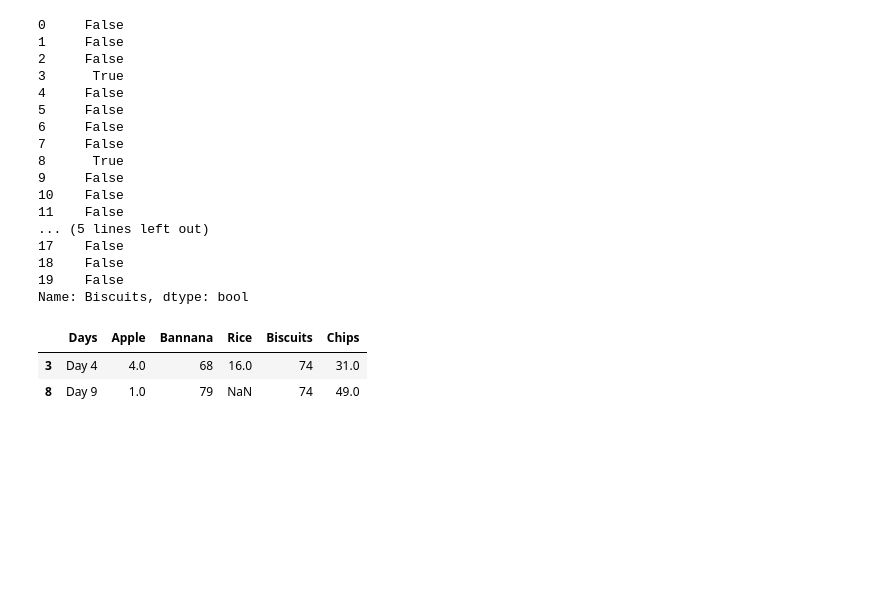
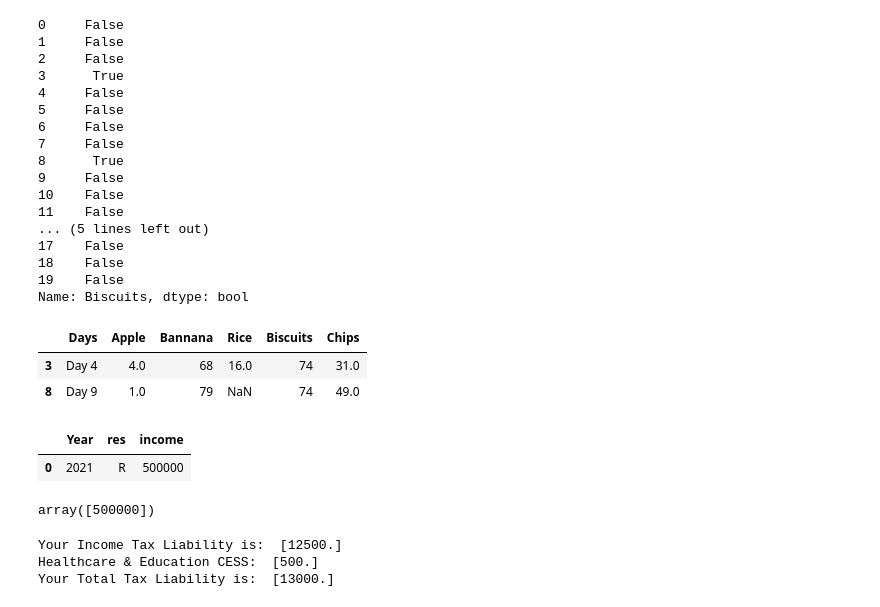
Before and after one commit to sarincr/Business-Analytics-with-Python, a Jupyter notebook: Dataframe.ipynb, the cells around one changed output. Saved outputs shown, nothing was run; the diff lists cells and outputs as text; code cells hidden in the pictures; blank space fills up the shorter version.

```diff
--- a/Dataframe.ipynb
+++ b/Dataframe.ipynb
@@ -772,3 +772,15 @@ df[df["Biscuits"]==74]
 |  | Days | Apple | Bannana | Rice | Biscuits | Chips |
 | 3 | Day 4 | 4.0 | 68 | 16.0 | 74 | 31.0 |
 | 8 | Day 9 | 1.0 | 79 | NaN | 74 | 49.0 |
+# %%
+df = pd.read_excel("Data_Finance.xlsx")
+# %%
+df
+# %% [output]
+|  | Year | res | income |
+| 0 | 2021 | R | 500000 |
+# %%
+income=df.iloc[:, 2].values
+income
+# %% [output]
+array([500000])
@@ -774,0 +802,10 @@ df[df["Biscuits"]==74]
+# %%
+print("Your Income Tax Liability is: ",tax_owed)
+cess=(tax_owed*0.04)
+print("Healthcare & Education CESS: ",cess)
+ttl=tax_owed+cess
+print("Your Total Tax Liability is: ",ttl)
+# %% [output]
+Your Income Tax Liability is:  [12500.]
+Healthcare & Education CESS:  [500.]
+Your Total Tax Liability is:  [13000.]
```
Also changed, not shown: parts of 9 cells of this notebook, 1 other file.
